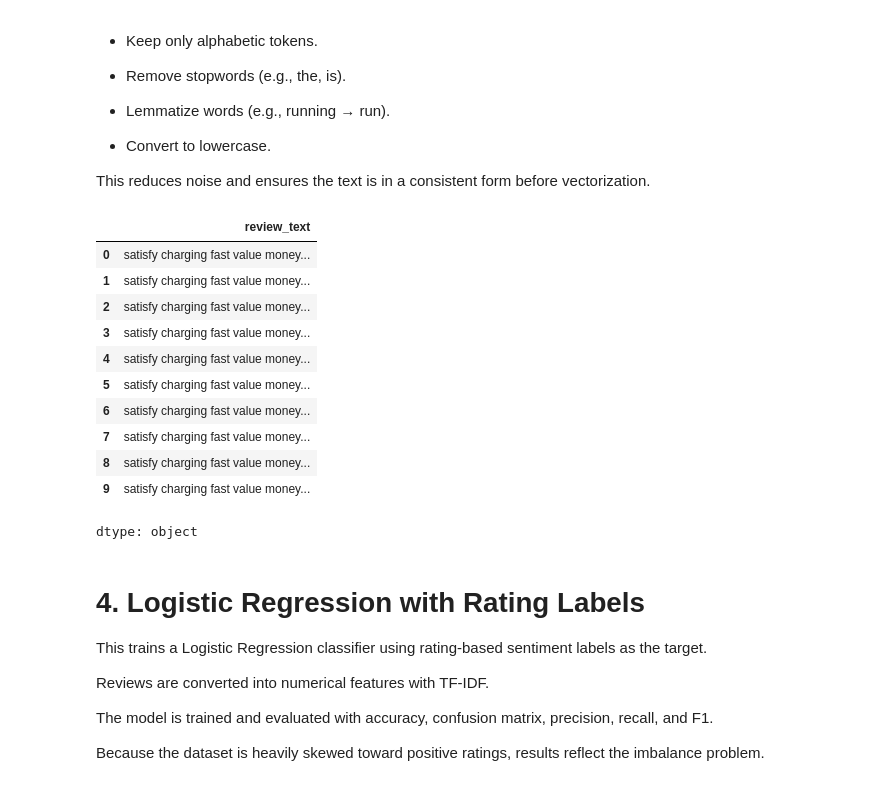
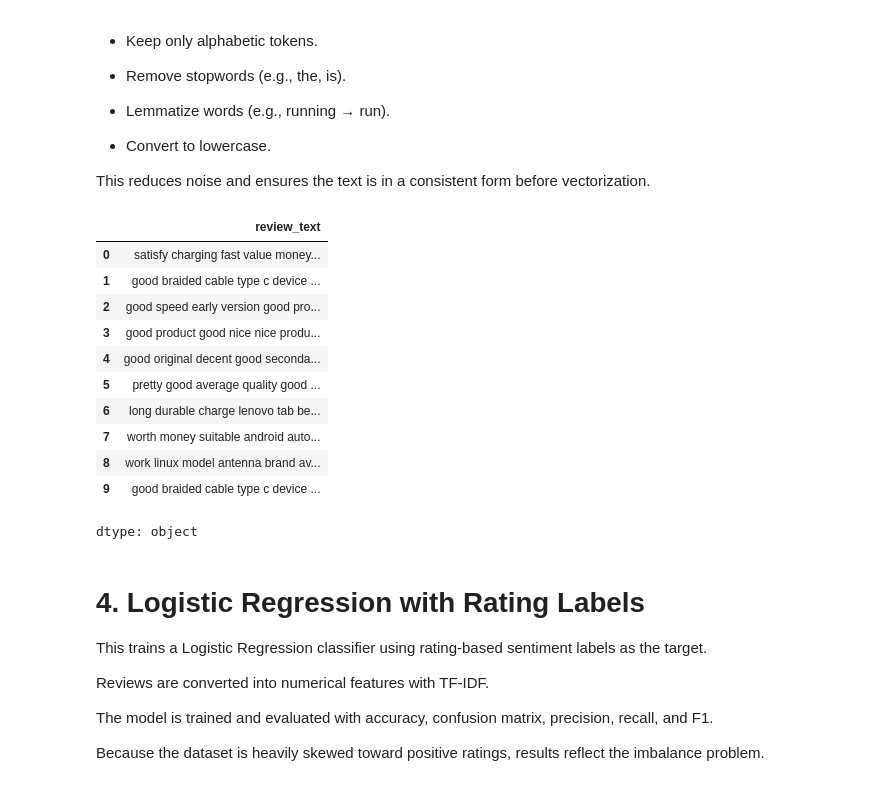
Before and after one commit to assermahmoud99/Sentiment-Analysis, a Jupyter notebook: sentiment_analysis.ipynb, the cells around one changed output. Saved outputs shown, nothing was run; the diff lists cells and outputs as text; code cells hidden in the pictures.

```diff
--- a/sentiment_analysis.ipynb
+++ b/sentiment_analysis.ipynb
@@ -96,27 +88,25 @@ This reduces noise and ensures the text is in a consistent form before vectoriza
 # %%
 
 nlp = spacy.load('en_core_web_sm')
 tokens = []
 def clean_text(review):
   doc = nlp(review)
-  for token in doc:
-    if token.is_alpha and not token.is_stop:
-      tokens.append(token.lemma_.lower())
+  tokens = [token.lemma_.lower() for token in doc if token.is_alpha and not token.is_stop]
   return " ".join(tokens)
 df['review_text'] = df['review_text'].astype(str).apply(clean_text)
 df['review_text'].head(10)
 # %% [output]
 |  | review_text |
 | 0 | satisfy charging fast value money... |
-| 1 | satisfy charging fast value money... |
-| 2 | satisfy charging fast value money... |
-| 3 | satisfy charging fast value money... |
-| 4 | satisfy charging fast value money... |
-| 5 | satisfy charging fast value money... |
-| 6 | satisfy charging fast value money... |
-| 7 | satisfy charging fast value money... |
-| 8 | satisfy charging fast value money... |
-| 9 | satisfy charging fast value money... |
+| 1 | good braided cable type c device ... |
+| 2 | good speed early version good pro... |
+| 3 | good product good nice nice produ... |
+| 4 | good original decent good seconda... |
+| 5 | pretty good average quality good ... |
+| 6 | long durable charge lenovo tab be... |
+| 7 | worth money suitable android auto... |
+| 8 | work linux model antenna brand av... |
+| 9 | good braided cable type c device ... |
 dtype: object
 # %% [markdown]
 # 4. Logistic Regression with Rating Labels
```
Also changed, not shown: parts of 6 cells of this notebook.
